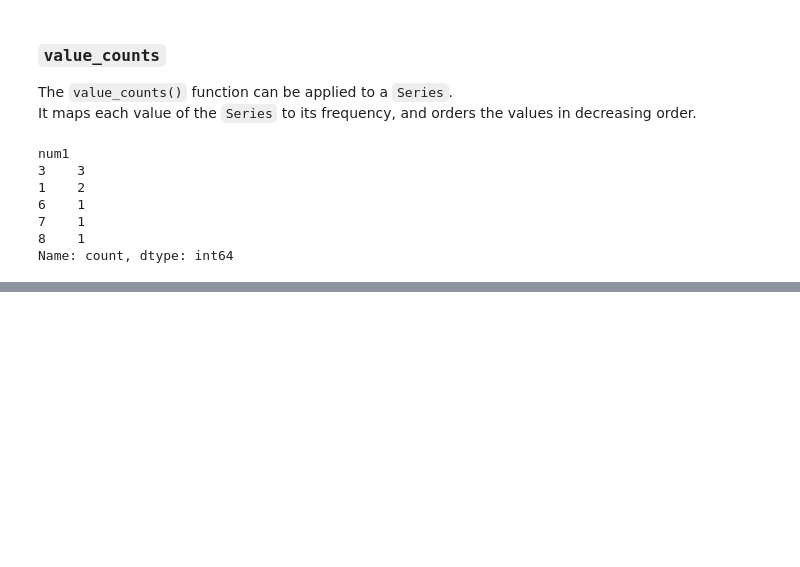
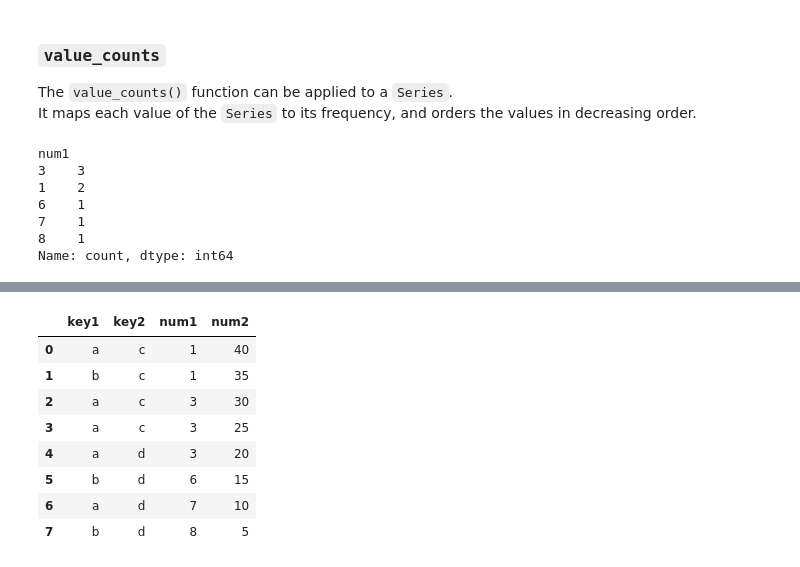
Before and after one commit to F-Badger/l2, a Jupyter notebook: COMP2271 Data Science/Data Cleaning and Analytics.ipynb, the cells around one changed output, grey strips where cells are left out. Saved outputs shown, nothing was run; the diff lists cells and outputs as text; code cells hidden in the pictures; blank space fills up the shorter version.

```diff
--- a/COMP2271 Data Science/Data Cleaning and Analytics.ipynb
+++ b/COMP2271 Data Science/Data Cleaning and Analytics.ipynb
@@ -1111,0 +1131,12 @@ Name: count, dtype: int64
+# %%
+freq_test
+# %% [output]
+|  | key1 | key2 | num1 | num2 |
+| 0 | a | c | 1 | 40 |
+| 1 | b | c | 1 | 35 |
+| 2 | a | c | 3 | 30 |
+| 3 | a | c | 3 | 25 |
+| 4 | a | d | 3 | 20 |
+| 5 | b | d | 6 | 15 |
+| 6 | a | d | 7 | 10 |
+| 7 | b | d | 8 | 5 |
```
Also changed, not shown: parts of 21 cells of this notebook, 31 other files.
